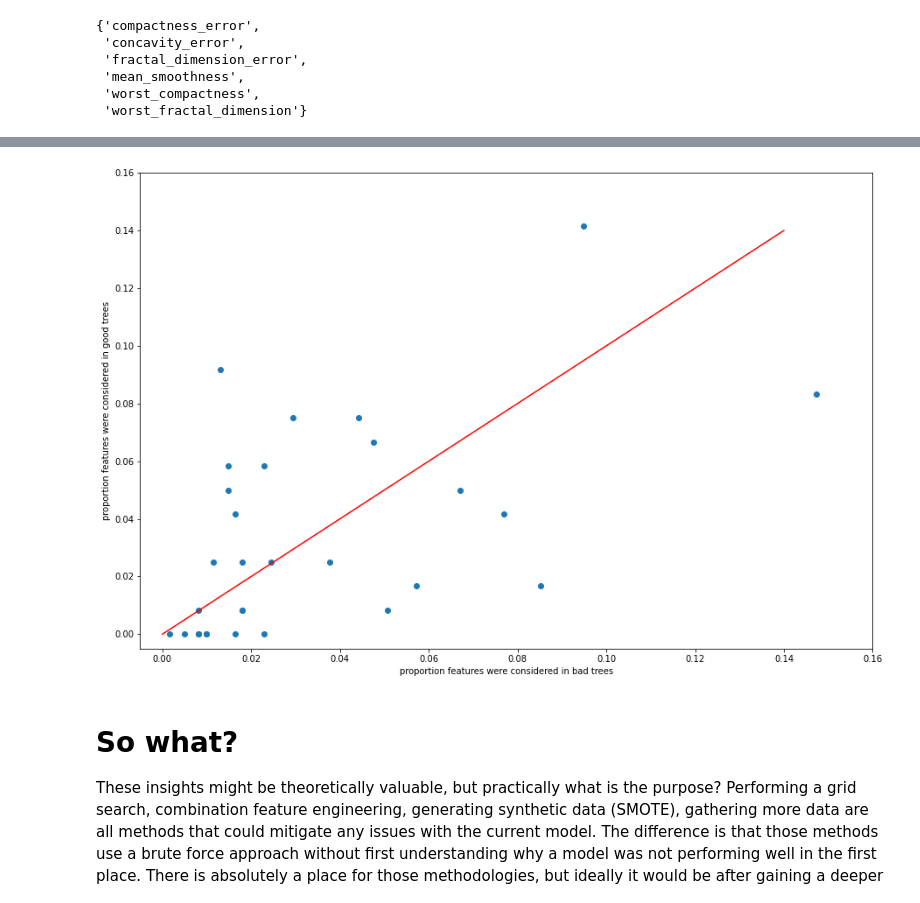
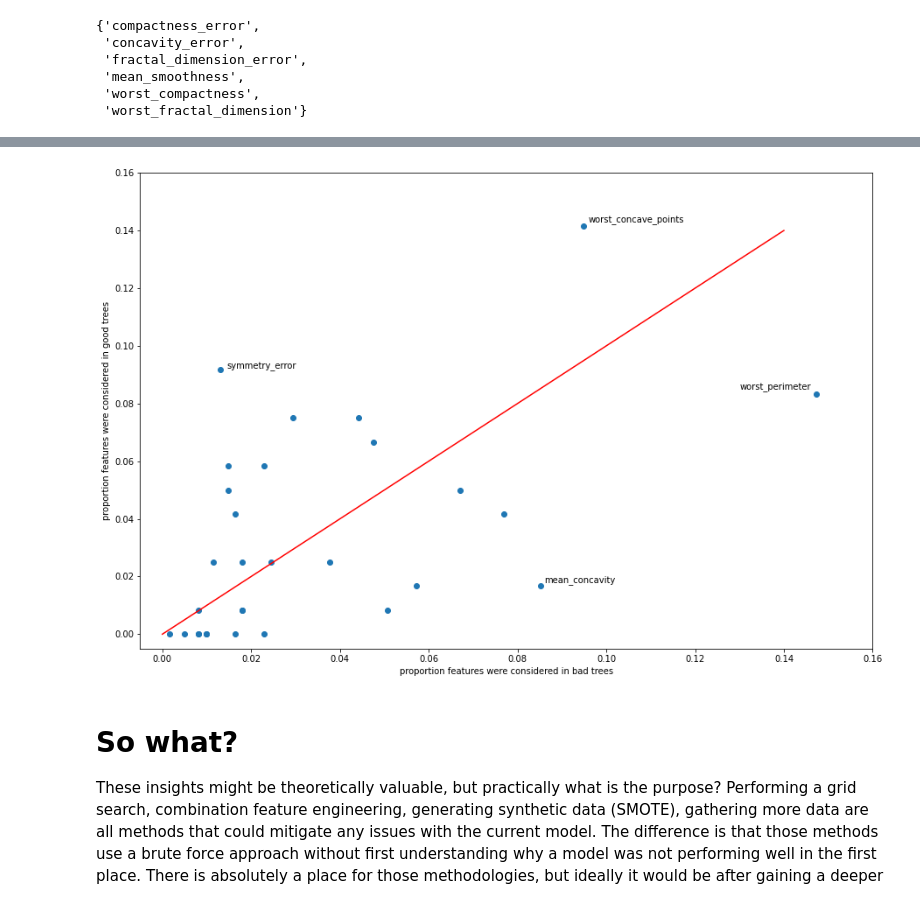
Before and after one commit to raom1/understanding-random-forest-classifiers, a Jupyter notebook: random_forest_classification_errors.ipynb, the cells around one changed output, grey strips where cells are left out. Drawn from its saved outputs; the diff is of its cells as text; code cells hidden in the pictures.

Commit message:
add annotation. Finish tree comparison

```diff
--- a/random_forest_classification_errors.ipynb
+++ b/random_forest_classification_errors.ipynb
@@ -564,9 +560,9 @@ for k, v in divergence_feat_tp_diff.items():
 # %% [markdown]
 Put the data in a dataframe to make it easier to compare divergence differences
 # %%
-tp_div_df = pd.DataFrame(divergence_feat_tp_diff, index = ["tp"]).T
-fn_div_df = pd.DataFrame(divergence_feat_fn_diff, index = ["fn"]).T
+tp_div_df = pd.DataFrame(divergence_feat_tp_diff, index = ["tp_v_tp"]).T
+fn_div_df = pd.DataFrame(divergence_feat_fn_diff, index = ["fn_v_tp"]).T
 compare_tp_div_df = pd.merge(fn_div_df, tp_div_df, how = 'left', left_index = True, right_index = True)
-compare_tp_div_df['diff'] = abs(compare_tp_div_df['fn'] - compare_tp_div_df['tp'])
+compare_tp_div_df['diff'] = abs(compare_tp_div_df['fn_v_tp'] - compare_tp_div_df['tp_v_tp'])
 compare_tp_div_df.sort_values('diff', ascending = False)
 # %% [output]
@@ -593,7 +589,7 @@ divergence_feat_tn_diff = calc_divergence_difference(combos_tn)
 for k, v in divergence_feat_tn_diff.items():
     divergence_feat_tn_diff[k] = np.mean(v)
 
-tn_div_df = pd.DataFrame(divergence_feat_tn_diff, index = ["tn"]).T
+tn_div_df = pd.DataFrame(divergence_feat_tn_diff, index = ["tn_v_tp"]).T
 
 compare_tp_tn_div_df = pd.merge(compare_tp_div_df, tn_div_df, how = 'left', left_index = True, right_index = True)
 compare_tp_tn_div_df
@@ -614,7 +610,7 @@ compare_tp_tn_div_df
 # %%
 def calc_divergence_value_difference(combos):
     divergence_feat_dif = {}
-    for _, c in enumerate(combos):
+    for c in combos:
         c = list(zip(*c))
         for ind, (f, t) in enumerate(c):
             if f['feature'] != t['feature']:
@@ -716,9 +697,9 @@ Index(['area_error_diff', 'area_error_val', 'worst_area_diff',
 
 compare_tp_tn_div_df = compare_tp_tn_div_df.reset_index()
 
-compare_tp_tn_div_df.columns = ['feat', 'fn', 'tp', 'tn']
+compare_tp_tn_div_df.columns = ['feat', 'fn_v_tp', 'tp_v_tp', 'tn_v_tp']
 
-compare_tp_tn_fn = pd.concat([compare_tp_tn_div_df['feat'].str.rpartition('_')[[0, 2]], compare_tp_tn_div_df[['fn', 'tp', 'tn']]], axis = 1).pivot(0, 2)
+compare_tp_tn_fn = pd.concat([compare_tp_tn_div_df['feat'].str.rpartition('_')[[0, 2]], compare_tp_tn_div_df[['fn_v_tp', 'tp_v_tp', 'tn_v_tp']]], axis = 1).pivot(0, 2)
 
 compare_tp_tn_fn
 # %% [output]
@@ -1179,13 +1188,21 @@ good_bad_df = good_bad_df.fillna(0)
 # %%
 plt.figure(figsize = (15, 10))
 plt.scatter(good_bad_df['bad_prop'], good_bad_df['good_prop'])
 plt.xlim(-0.005, 0.16)
 plt.ylim(-0.005, 0.16)
 plt.plot([0, 0.02, 0.06, 0.14], [0, 0.02, 0.06, 0.14], color = 'red')
 plt.xlabel('proportion features were considered in bad trees')
-plt.ylabel('proportion features were considered in good trees');
+plt.ylabel('proportion features were considered in good trees')
+pt_1 = good_bad_df[good_bad_df['good_prop'] > 0.14].index[0]
+pt_2 = good_bad_df[good_bad_df['bad_prop'] > 0.14].index[0]
+pt_3 = good_bad_df[(good_bad_df['bad_prop'] < 0.02)&(good_bad_df['good_prop'] > 0.08)].index[0]
+pt_4 = good_bad_df[(good_bad_df['bad_prop'] > 0.08)&(good_bad_df['good_prop'] < 0.02)].index[0]
+plt.annotate(pt_1, (0.096, 0.143))
+plt.annotate(pt_2, (0.13, 0.085))
+plt.annotate(pt_3, (0.0145, 0.092))
+plt.annotate(pt_4, (0.086, 0.018));
 # %% [output]
-[figure, old version]
+[figure, new version]
 # %% [markdown]
 # So what?
 
```
Also changed, not shown: parts of 32 cells of this notebook.
